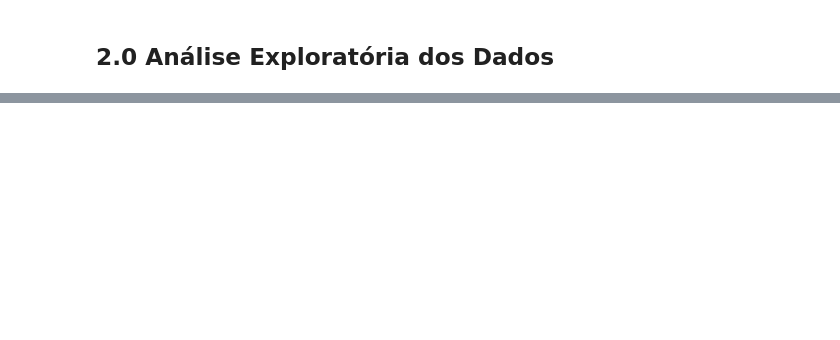
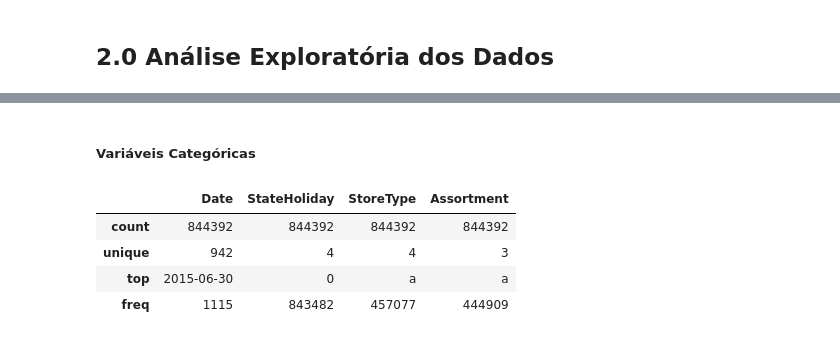
Before and after one commit to jefferson-datascience/Previsao-Vendas-Rossmann, a Jupyter notebook: Notebooks/Ciclo1.ipynb, the cells around one changed output, grey strips where cells are left out. Drawn from its saved outputs; the diff is of its cells as text; code cells hidden in the pictures; blank space fills up the shorter version.

```diff
--- a/Notebooks/Ciclo1.ipynb
+++ b/Notebooks/Ciclo1.ipynb
@@ -62,0 +174,14 @@ Com o conjunto de dados pronto e consolidado, vamos iniciar a nossa análise exp
+# %% [markdown]
+##### Variáveis Categóricas
+# %%
+# Obtenção das variáveis categóricas
+df2_categorica = df2.select_dtypes(exclude=['int64', 'float64'])
+
+# Resumo Estatístico
+df2_categorica.describe()
+# %% [output]
+|  | Date | StateHoliday | StoreType | Assortment |
+| count | 844392 | 844392 | 844392 | 844392 |
+| unique | 942 | 4 | 4 | 3 |
+| top | 2015-06-30 | 0 | a | a |
+| freq | 1115 | 843482 | 457077 | 444909 |
```
Also changed, not shown: parts of 34 cells of this notebook.
